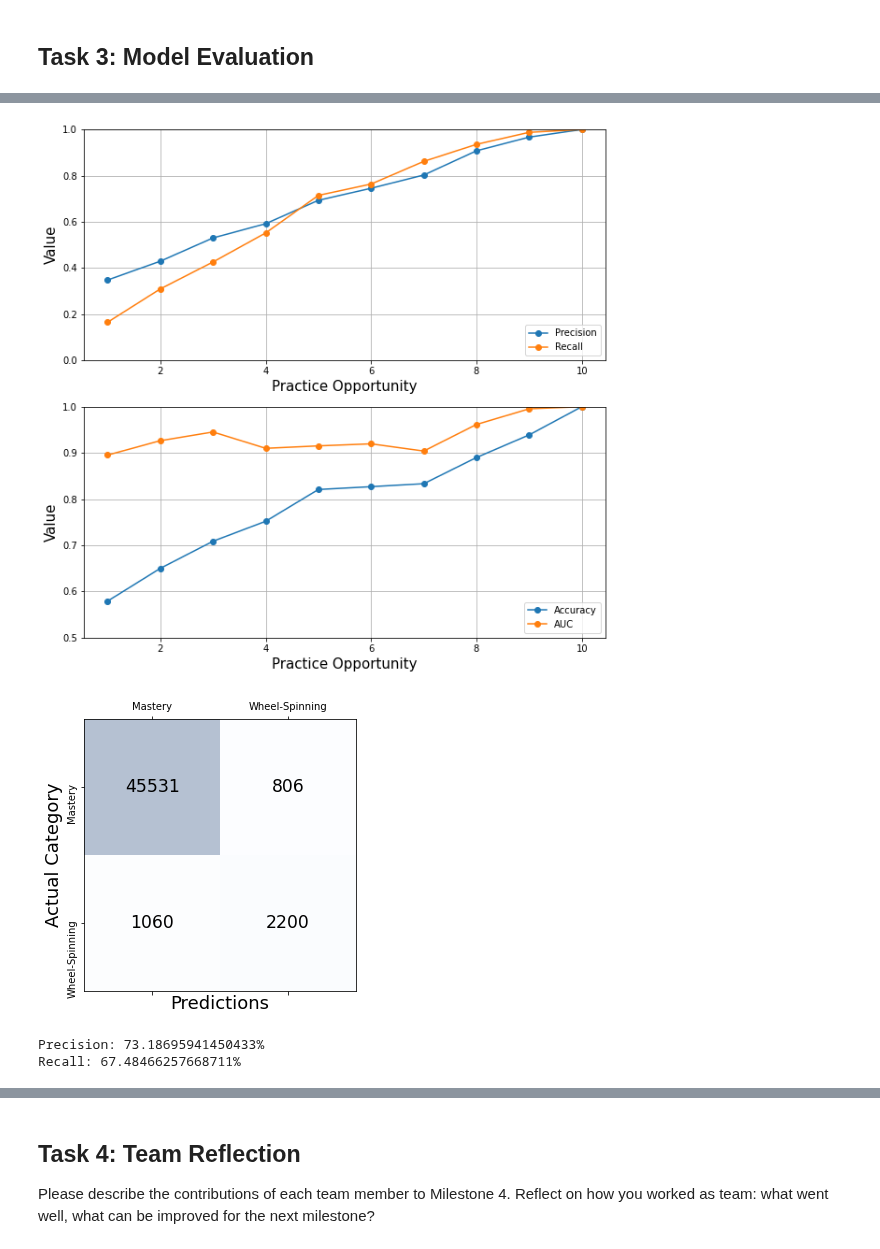
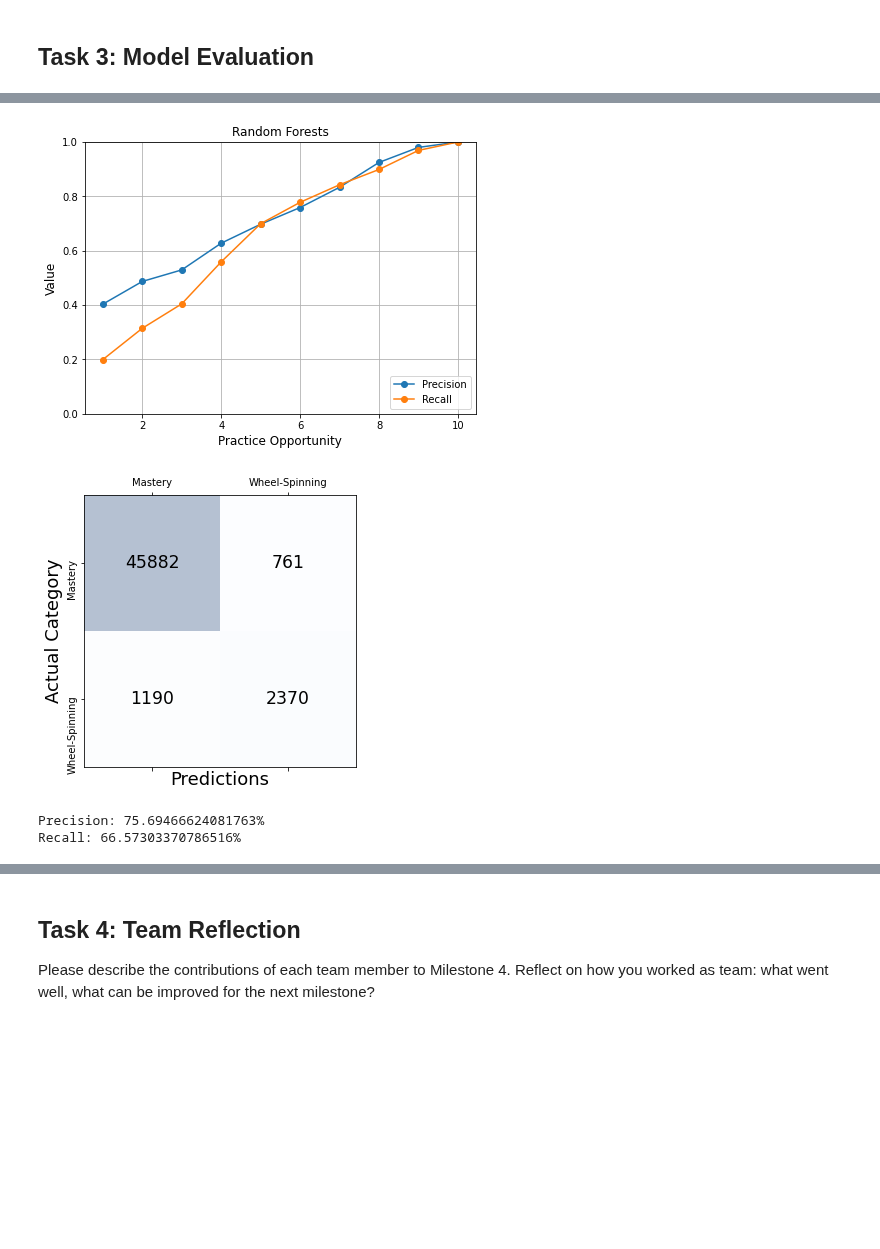
Before and after one commit to odudler/mlbd2023, a Jupyter notebook: m4_calcularis_report.ipynb, the cells around one changed output, grey strips where cells are left out. Drawn from its saved outputs; the diff is of its cells as text; code cells hidden in the pictures; blank space fills up the shorter version.

Commit message:
added mlp code and feature analysis code and plots

```diff
--- a/m4_calcularis_report.ipynb
+++ b/m4_calcularis_report.ipynb
@@ -880,7 +989,7 @@ def compute_conf_matrix_perc(results):
     ax.set_yticklabels([''] + ['Mastery', 'Wheel-Spinning'], rotation = 90)
     plt.show()
 
-def plot_prec_recall(best_model):
+def plot_prec_recall(best_model, title=""):
     precisions = []
     recalls = []
     conf_matrices = []
@@ -906,21 +1015,34 @@ def plot_prec_recall(best_model):
         precisions.append(conf_matrix[1][1] / (conf_matrix[1][1] + conf_matrix[0][1]))
         recalls.append(conf_matrix[1][1] / (conf_matrix[1][0] + conf_matrix[1][1]))
 
-    fig, axs = plt.subplots(2, figsize=(10,10))
+    fig, axs = plt.subplots(1, figsize=(7,5))
+    axs.plot([1, 2, 3, 4, 5, 6, 7, 8, 9, 10], precisions, '-o')
+    axs.plot([1, 2, 3, 4, 5, 6, 7, 8, 9, 10], recalls, '-o')
+    axs.grid()
+    axs.set_ylim([0.0, 1])
+    axs.set_xlabel('Practice Opportunity', fontsize = 12)
+    axs.set_ylabel('Value', fontsize = 12)
+    axs.legend(['Precision', 'Recall'], loc='lower right')
+    axs.set_title(title, fontsize=12)
+    '''
+    fig, axs = plt.subplots(2, figsize=(7,10))
     axs[0].plot([1, 2, 3, 4, 5, 6, 7, 8, 9, 10], precisions, '-o')
     axs[0].plot([1, 2, 3, 4, 5, 6, 7, 8, 9, 10], recalls, '-o')
     axs[0].grid()
     axs[0].set_ylim([0.0, 1])
-    axs[0].set_xlabel('Practice Opportunity', fontsize = 15)
-    axs[0].set_ylabel('Value', fontsize = 15)
+    axs[0].set_xlabel('Practice Opportunity', fontsize = 12)
+    axs[0].set_ylabel('Value', fontsize = 12)
     axs[0].legend(['Precision', 'Recall'], loc='lower right')
+
     axs[1].plot([1, 2, 3, 4, 5, 6, 7, 8, 9, 10], accuracies, '-o')
     axs[1].plot([1, 2, 3, 4, 5, 6, 7, 8, 9, 10], aucs, '-o')
     axs[1].grid()
-    axs[1].set_xlabel('Practice Opportunity', fontsize = 15)
-    axs[1].set_ylabel('Value', fontsize = 15)
+    axs[1].set_xlabel('Practice Opportunity', fontsize = 12)
+    axs[1].set_ylabel('Value', fontsize = 12)
     axs[1].legend(['Accuracy', 'AUC'], loc='lower right')
     axs[1].set_ylim([0.5, 1])
+    axs[0].set_title(title, fontsize=12)
+    '''
     plt.show()
 # %%
 #Run the forest model and evaluate
@@ -952,14 +1074,14 @@ ROC AUC: 0.964
 # %%
 best_model = RandomForestClassifier(
     n_estimators = best_acc_hyperparameters[0],
     max_depth = best_acc_hyperparameters[1],
     criterion = FOREST_CRITERION
 )
-plot_prec_recall(best_model)
+plot_prec_recall(best_model, "Random Forests")
 compute_conf_matrix(acc_results)
 compute_conf_matrix_perc(acc_results)
 # %% [output]
-[figure, old version]
+[figure, new version]
-[figure, old version]
+[figure, new version]
-Precision: 73.18695941450433%
-Recall: 67.48466257668711%
+Precision: 75.69466624081763%
+Recall: 66.57303370786516%
```
Also changed, not shown: parts of 15 cells of this notebook.
